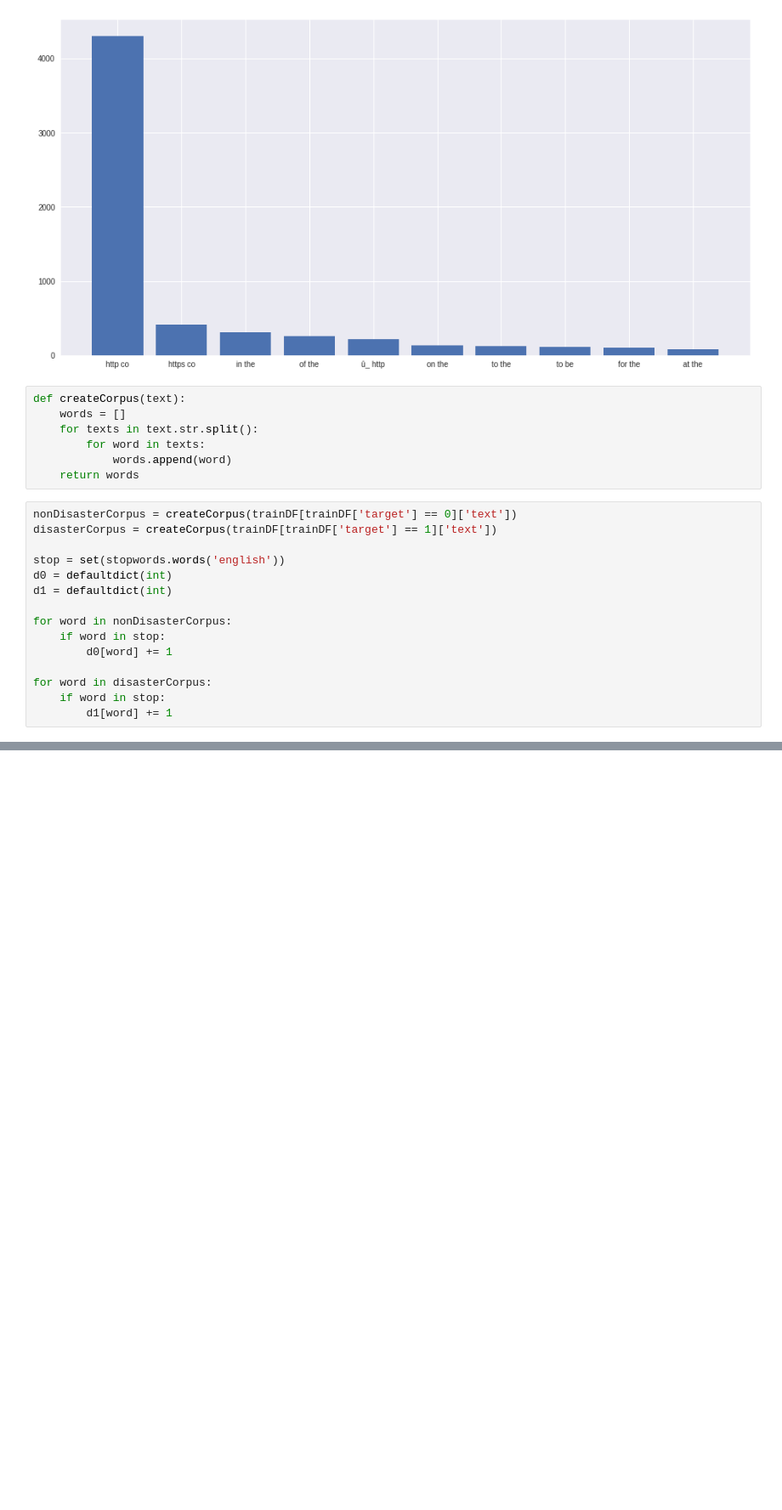
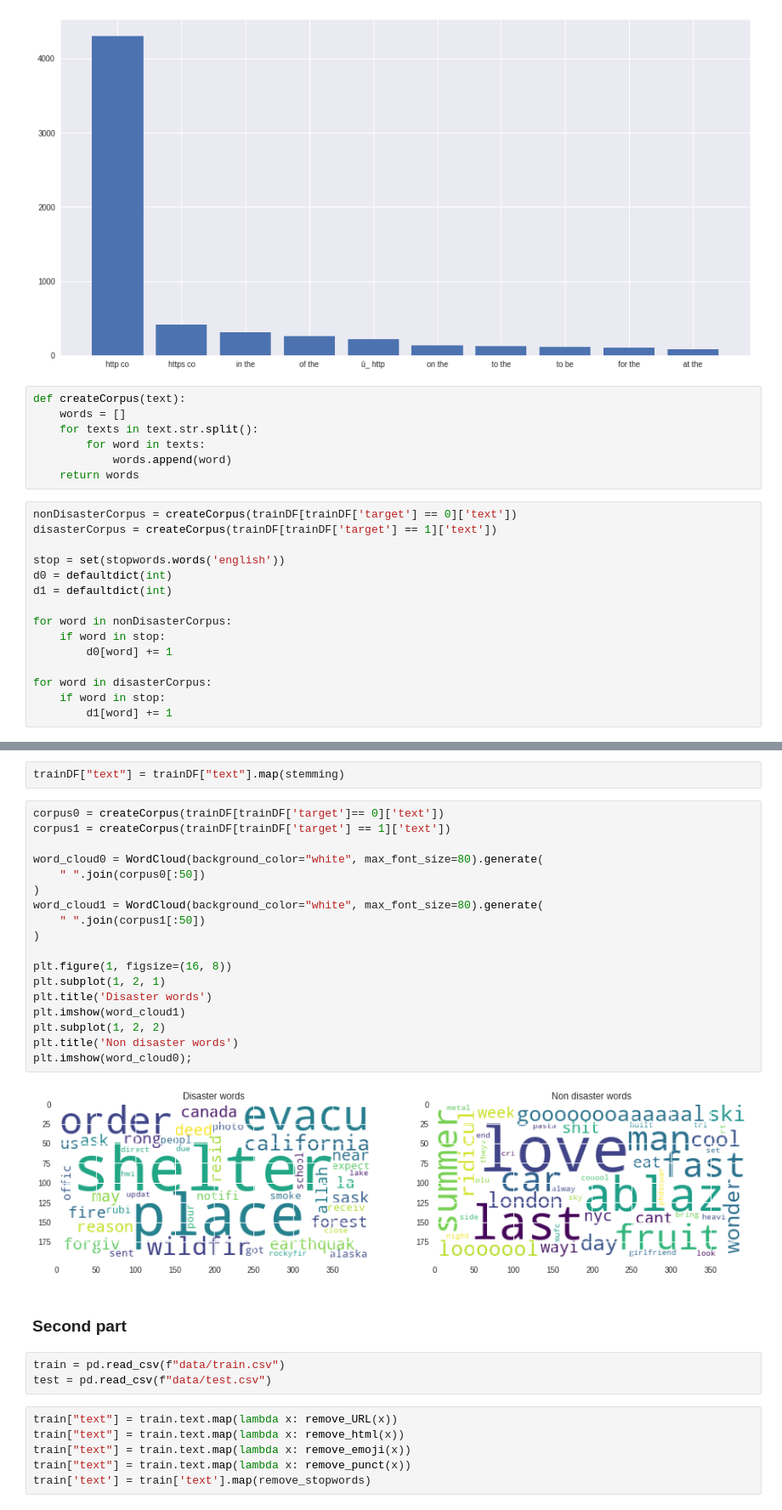
Before and after one commit to RodrigoSoares256/NLP, a Jupyter notebook: disasterTweets.ipynb, the cells around one changed output, grey strips where cells are left out. Shown: that part at 85% size. Cells and saved outputs as stored; diff of their text form; blank space fills up the shorter version.

```diff
--- a/disasterTweets.ipynb
+++ b/disasterTweets.ipynb
@@ -250,0 +369,33 @@ for word in disasterCorpus:
+# %%
+trainDF["text"] = trainDF["text"].map(stemming)
+# %%
+corpus0 = createCorpus(trainDF[trainDF['target']== 0]['text'])
+corpus1 = createCorpus(trainDF[trainDF['target'] == 1]['text'])
+
+word_cloud0 = WordCloud(background_color="white", max_font_size=80).generate(
+    " ".join(corpus0[:50])
+)
+word_cloud1 = WordCloud(background_color="white", max_font_size=80).generate(
+    " ".join(corpus1[:50])
+)
+
+plt.figure(1, figsize=(16, 8))
+plt.subplot(1, 2, 1)
+plt.title('Disaster words')
+plt.imshow(word_cloud1)
+plt.subplot(1, 2, 2)
+plt.title('Non disaster words')
+plt.imshow(word_cloud0);
+# %% [output]
+[figure, added]
+# %% [markdown]
+### Second part
+# %%
+train = pd.read_csv(f"data/train.csv")
+test = pd.read_csv(f"data/test.csv")
+# %%
+train["text"] = train.text.map(lambda x: remove_URL(x))
+train["text"] = train.text.map(lambda x: remove_html(x))
+train["text"] = train.text.map(lambda x: remove_emoji(x))
+train["text"] = train.text.map(lambda x: remove_punct(x))
+train['text'] = train['text'].map(remove_stopwords)
```
Also changed, not shown: parts of 34 cells of this notebook.
